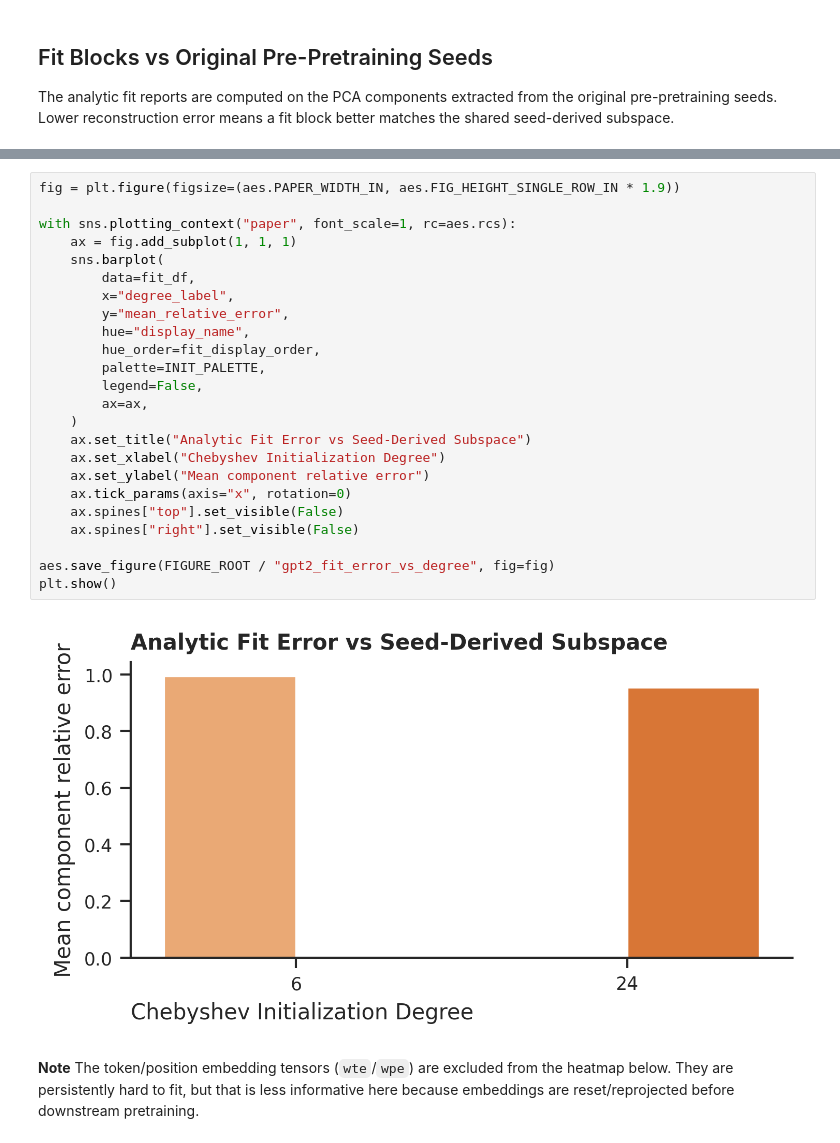
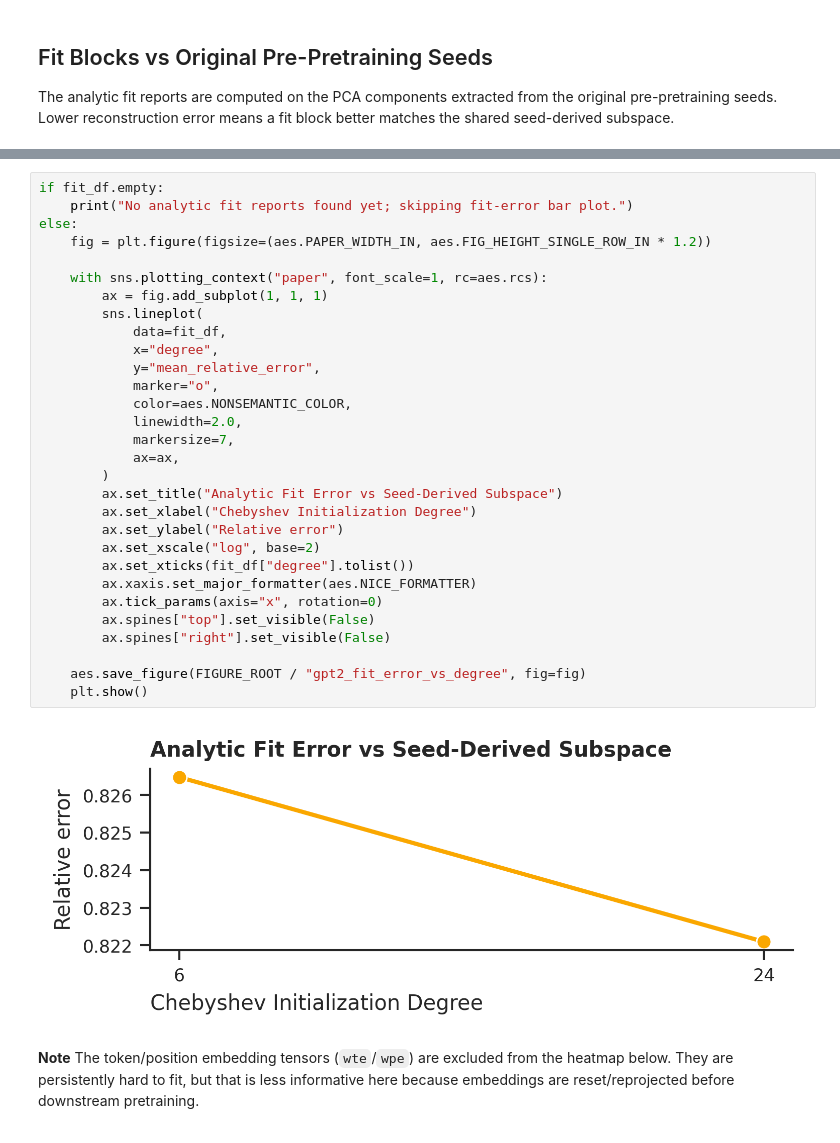
Before and after one commit to jopetty/platonic-init, a Jupyter notebook: notebooks/gpt2_c4_ppt_reproduction_analysis.ipynb, the cells around one changed output, grey strips where cells are left out. Saved outputs shown, nothing was run; the diff lists cells and outputs as text.

```diff
--- a/notebooks/gpt2_c4_ppt_reproduction_analysis.ipynb
+++ b/notebooks/gpt2_c4_ppt_reproduction_analysis.ipynb
@@ -299,29 +352,35 @@ display(fit_df[["display_name", "degree", "mean_relative_error", "num_tensors"]]
 # %%
-fig = plt.figure(figsize=(aes.PAPER_WIDTH_IN, aes.FIG_HEIGHT_SINGLE_ROW_IN * 1.9))
+if fit_df.empty:
+    print("No analytic fit reports found yet; skipping fit-error bar plot.")
+else:
+    fig = plt.figure(figsize=(aes.PAPER_WIDTH_IN, aes.FIG_HEIGHT_SINGLE_ROW_IN * 1.2))
 
-with sns.plotting_context("paper", font_scale=1, rc=aes.rcs):
-    ax = fig.add_subplot(1, 1, 1)
-    sns.barplot(
-        data=fit_df,
-        x="degree_label",
-        y="mean_relative_error",
-        hue="display_name",
-        hue_order=fit_display_order,
-        palette=INIT_PALETTE,
-        legend=False,
-        ax=ax,
-    )
-    ax.set_title("Analytic Fit Error vs Seed-Derived Subspace")
-    ax.set_xlabel("Chebyshev Initialization Degree")
-    ax.set_ylabel("Mean component relative error")
-    ax.tick_params(axis="x", rotation=0)
-    ax.spines["top"].set_visible(False)
-    ax.spines["right"].set_visible(False)
+    with sns.plotting_context("paper", font_scale=1, rc=aes.rcs):
+        ax = fig.add_subplot(1, 1, 1)
+        sns.lineplot(
+            data=fit_df,
+            x="degree",
+            y="mean_relative_error",
+            marker="o",
+            color=aes.NONSEMANTIC_COLOR,
+            linewidth=2.0,
+            markersize=7,
+            ax=ax,
+        )
+        ax.set_title("Analytic Fit Error vs Seed-Derived Subspace")
+        ax.set_xlabel("Chebyshev Initialization Degree")
+        ax.set_ylabel("Relative error")
+        ax.set_xscale("log", base=2)
+        ax.set_xticks(fit_df["degree"].tolist())
+        ax.xaxis.set_major_formatter(aes.NICE_FORMATTER)
+        ax.tick_params(axis="x", rotation=0)
+        ax.spines["top"].set_visible(False)
+        ax.spines["right"].set_visible(False)
 
-aes.save_figure(FIGURE_ROOT / "gpt2_fit_error_vs_degree", fig=fig)
-plt.show()
+    aes.save_figure(FIGURE_ROOT / "gpt2_fit_error_vs_degree", fig=fig)
+    plt.show()
 # %% [output]
-[figure, old version]
+[figure, new version]
 # %% [markdown]
 **Note**
 The token/position embedding tensors (`wte`/`wpe`) are excluded from the heatmap below. They are persistently hard to fit, but that is less informative here because embeddings are reset/reprojected before downstream pretraining.
```
Also changed, not shown: parts of 13 cells of this notebook, 29 other files.
